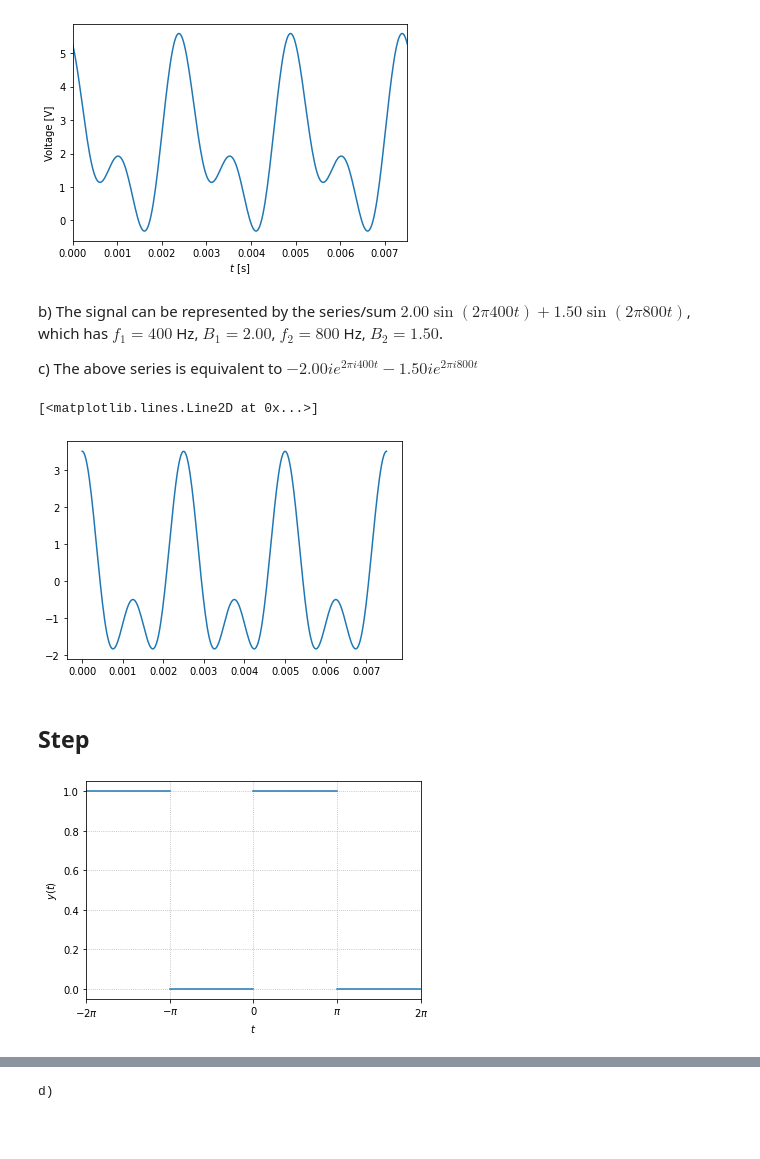
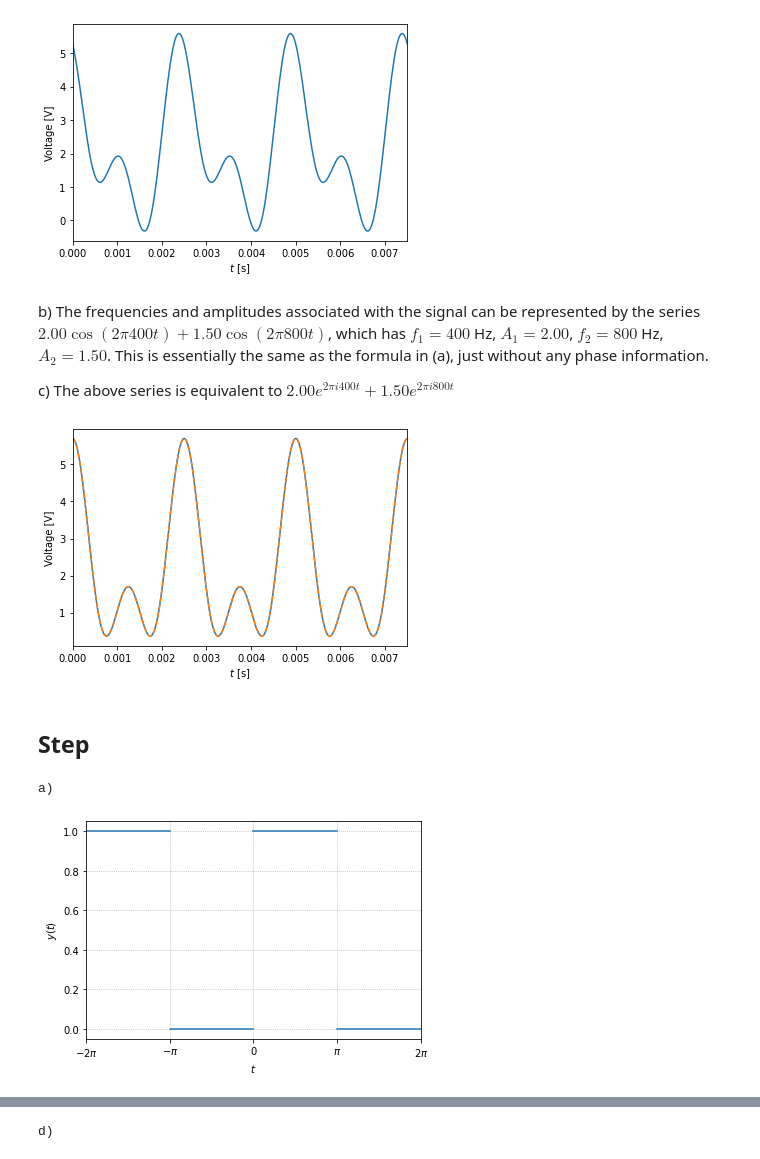
Before and after one commit to cgobat/MAE-3120, a Jupyter notebook: Homework/HW 02.ipynb, the cells around one changed output, grey strips where cells are left out. Cells and saved outputs as stored; diff of their text form; code cells hidden in the pictures; blank space fills up the shorter version.

```diff
--- a/Homework/HW 02.ipynb
+++ b/Homework/HW 02.ipynb
@@ -90,15 +91,18 @@ plt.show()
 # %% [output]
 [figure]
 # %% [markdown]
-b) The signal can be represented by the series/sum $2.00\sin(2\pi 400 t) + 1.50\sin(2\pi 800t)$, which has $f_1=400$ Hz, $B_1 = 2.00$, $f_2 = 800$ Hz, $B_2 = 1.50$.
+b) The frequencies and amplitudes associated with the signal can be represented by the series $2.00\cos(2\pi 400 t) + 1.50\cos(2\pi 800t)$, which has $f_1=400$ Hz, $A_1 = 2.00$, $f_2 = 800$ Hz, $A_2 = 1.50$. This is essentially the same as the formula in (a), just without any phase information.
 
-c) The above series is equivalent to $-2.00i e^{2\pi i 400 t} - 1.50i e^{2\pi i 800t}$
+c) The above series is equivalent to $2.00 e^{2\pi i 400 t} + 1.50 e^{2\pi i 800t}$
 # %%
-plt.plot(t,2*cos(2*np.pi*400*t) + 1.5*cos(2*np.pi*800*t))
-# plt.plot(t,np.real(-2j*np.exp(2*np.pi*400j*t) - 1.5j*np.exp(2*np.pi*800j*t)),".")
+plt.plot(t,2.2 + A1*cos(2*π*f1*t) + A2*cos(2*π*f2*t))
+plt.plot(t,2.2 + np.real(A1*np.exp(2j*π*f1*t) + A2*np.exp(2j*π*f2*t)),"--")
+plt.xlabel("$t$ [s]")
+plt.ylabel("Voltage [V]")
+plt.xlim(t.min(),t.max())
+plt.show()
 # %% [output]
-[<matplotlib.lines.Line2D at 0x...>]
-[figure, old version]
+[figure, new version]
 # %% [markdown]
 ## Step
 # %%
@@ -111,6 +115,9 @@ plt.xlabel("$t$")
 plt.ylabel("$y(t)$")
 plt.xlim(-2*π,2*π)
 plt.grid(linestyle=":")
+print("a)")
+plt.show()
 # %% [output]
+a)
 [figure]
 # %% [markdown]
```
Also changed, not shown: parts of 16 cells of this notebook.
